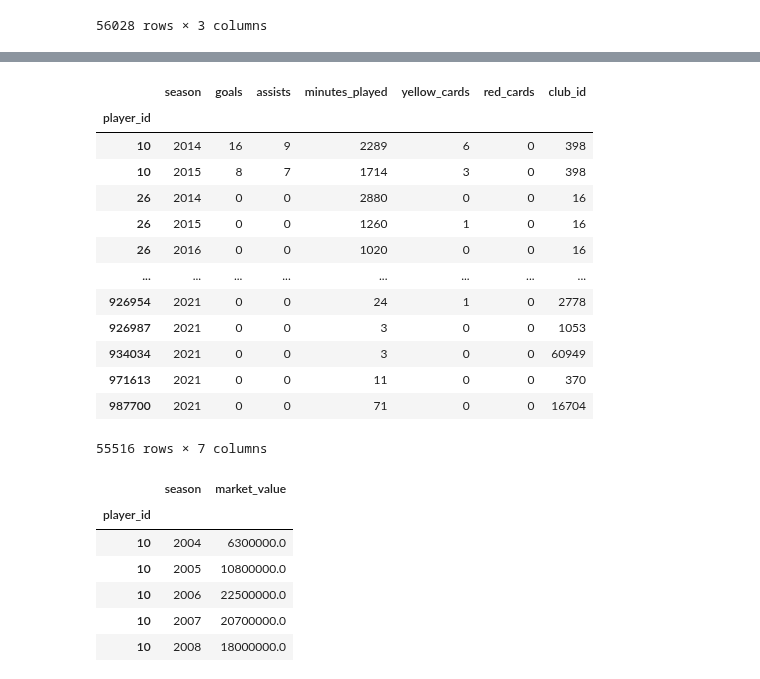
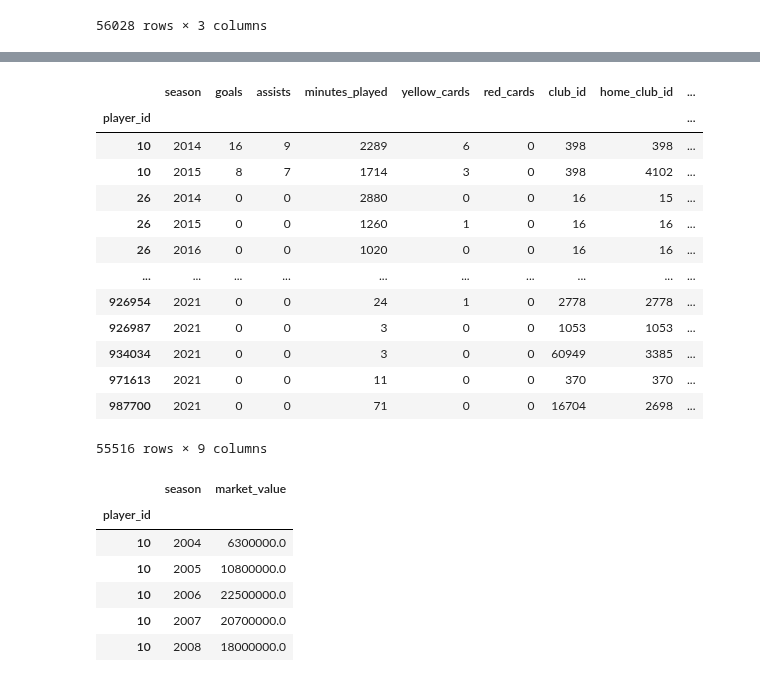
Before and after one commit to kade09/FifaMarketValueML, a Jupyter notebook: project.ipynb, the cells around one changed output, grey strips where cells are left out. Cells and saved outputs as stored; diff of their text form; code cells hidden in the pictures.

```diff
--- a/project.ipynb
+++ b/project.ipynb
@@ -144,48 +128,50 @@ data['appearances'].rename(
     inplace = True
 )
 
 data['appearances'] = data['appearances'].merge(
     data['games'],
     on = 'game_id',
     copy = False
 )
 data['appearances'].drop(columns = 'game_id', inplace = True)
 
 data['appearances'] = (
     data['appearances']
         .groupby(['player_id', 'season'])
         .agg({
             **{
                 c: 'sum' for c in [
                     'goals',
                     'assists',
                     'minutes_played',
                     'yellow_cards',
                     'red_cards'
                 ]
             },
-            'club_id': 'last'
+            'club_id': 'last',
+            'home_club_id': 'last',
+            'away_club_id': 'last'
         })
 )
 
 data['appearances'].reset_index('season', inplace = True)
 
 data['appearances']
 # %% [output]
-|  | season | goals | assists | minutes_played | yellow_cards | red_cards | club_id |
-| player_id |  |  |  |  |  |  |  |
-| 10 | 2014 | 16 | 9 | 2289 | 6 | 0 | 398 |
-| 10 | 2015 | 8 | 7 | 1714 | 3 | 0 | 398 |
-| 26 | 2014 | 0 | 0 | 2880 | 0 | 0 | 16 |
-| 26 | 2015 | 0 | 0 | 1260 | 1 | 0 | 16 |
-| 26 | 2016 | 0 | 0 | 1020 | 0 | 0 | 16 |
-| ... | ... | ... | ... | ... | ... | ... | ... |
-| 926954 | 2021 | 0 | 0 | 24 | 1 | 0 | 2778 |
-| 926987 | 2021 | 0 | 0 | 3 | 0 | 0 | 1053 |
-| 934034 | 2021 | 0 | 0 | 3 | 0 | 0 | 60949 |
-| 971613 | 2021 | 0 | 0 | 11 | 0 | 0 | 370 |
-| 987700 | 2021 | 0 | 0 | 71 | 0 | 0 | 16704 |
+|  | season | goals | assists | minutes_played | yellow_cards | red_cards | club_id | home_club_id | ... |
+| player_id |  |  |  |  |  |  |  |  | ... |
+| 10 | 2014 | 16 | 9 | 2289 | 6 | 0 | 398 | 398 | ... |
+| 10 | 2015 | 8 | 7 | 1714 | 3 | 0 | 398 | 4102 | ... |
+| 26 | 2014 | 0 | 0 | 2880 | 0 | 0 | 16 | 15 | ... |
+| 26 | 2015 | 0 | 0 | 1260 | 1 | 0 | 16 | 16 | ... |
+| 26 | 2016 | 0 | 0 | 1020 | 0 | 0 | 16 | 16 | ... |
+| ... | ... | ... | ... | ... | ... | ... | ... | ... | ... |
+| 926954 | 2021 | 0 | 0 | 24 | 1 | 0 | 2778 | 2778 | ... |
+| 926987 | 2021 | 0 | 0 | 3 | 0 | 0 | 1053 | 1053 | ... |
+| 934034 | 2021 | 0 | 0 | 3 | 0 | 0 | 60949 | 3385 | ... |
+| 971613 | 2021 | 0 | 0 | 11 | 0 | 0 | 370 | 370 | ... |
+| 987700 | 2021 | 0 | 0 | 71 | 0 | 0 | 16704 | 2698 | ... |
-55516 rows × 7 columns
+55516 rows × 9 columns
 # %%
 data['player_valuations'] = _data_['player_valuations'].copy()
 
```
Also changed, not shown: parts of 4 cells of this notebook.
